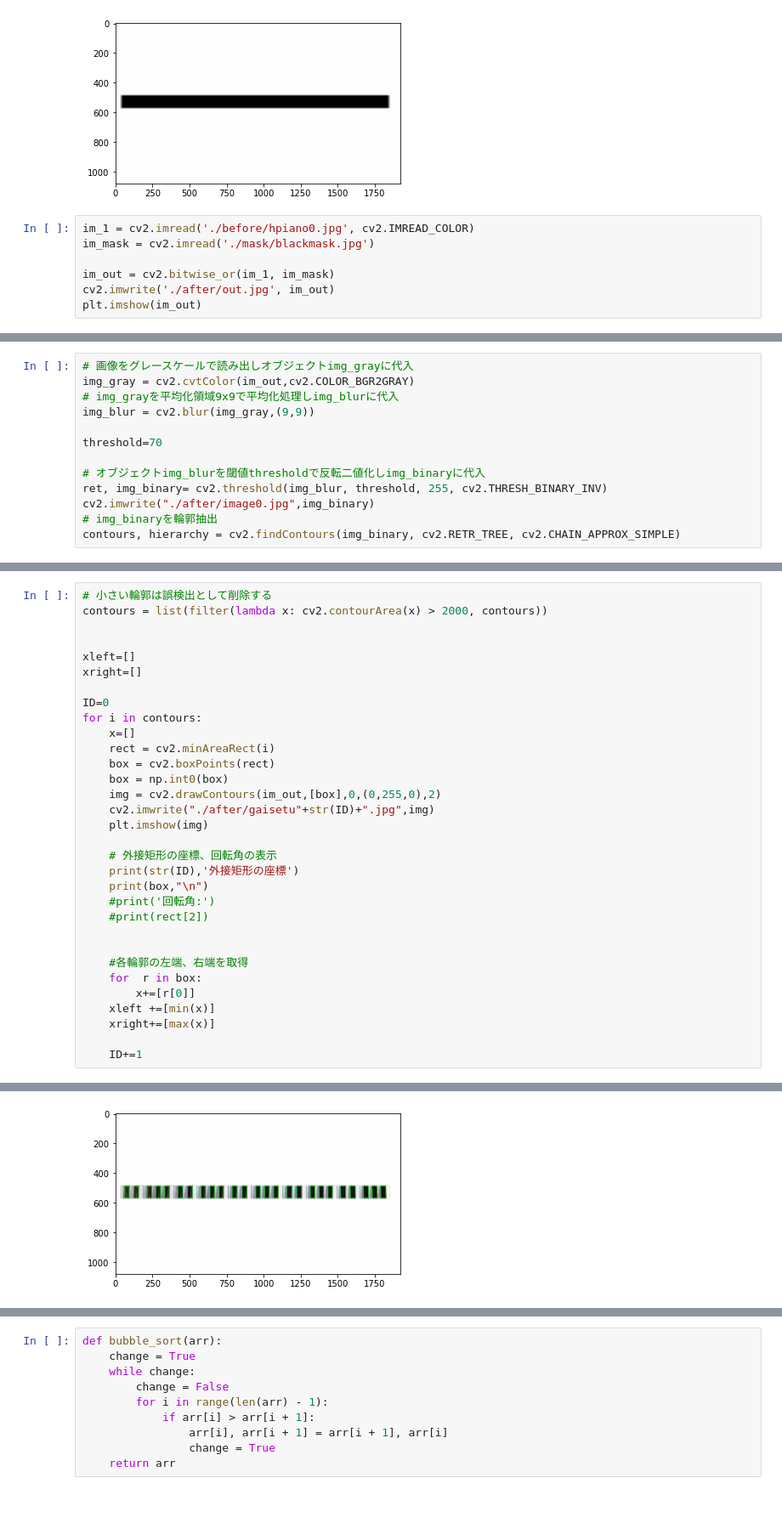
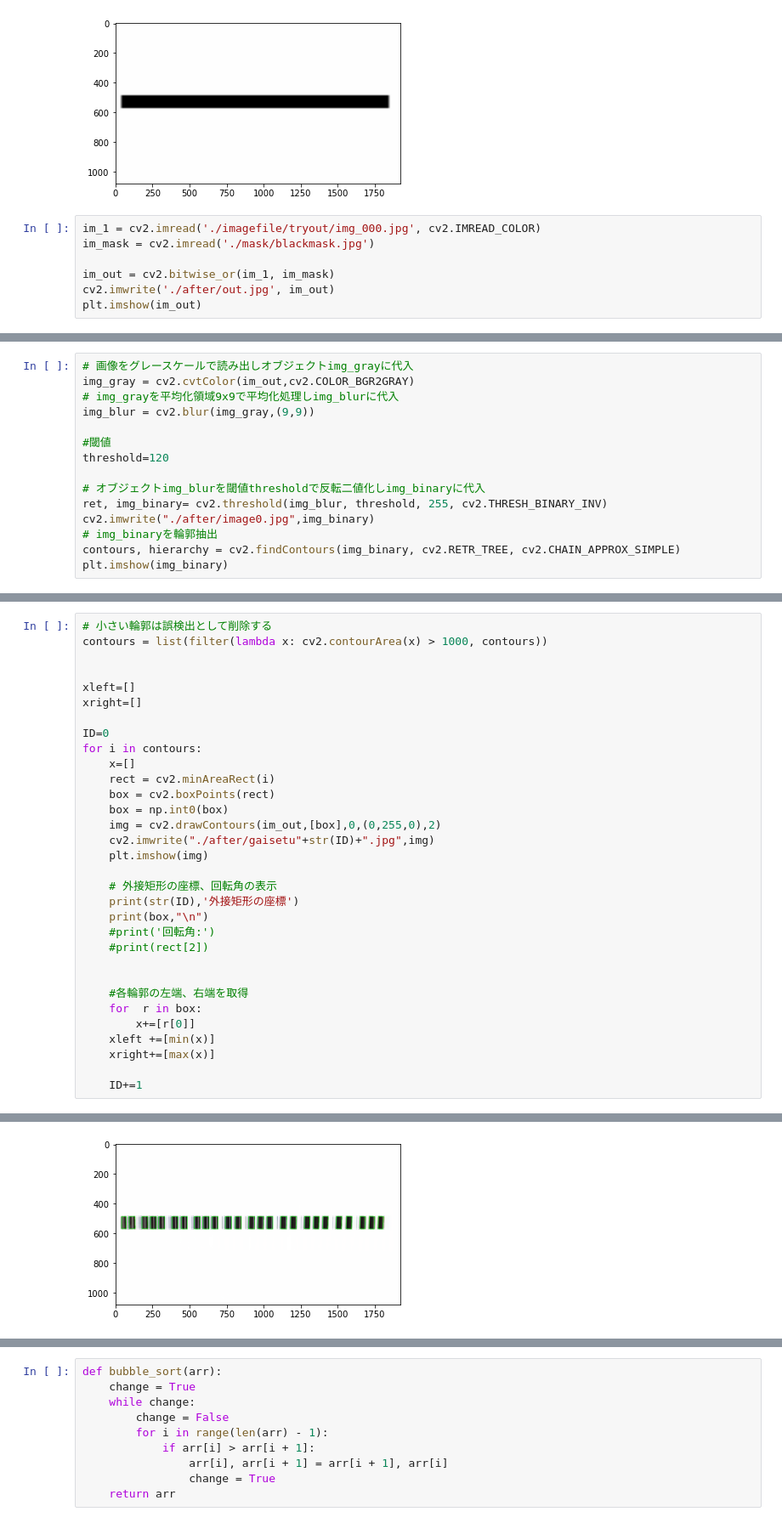
Before and after one commit to rasseimu/kakenkeyboard, a Jupyter notebook: keyboard/doremi_ok.ipynb, the cells around one changed output, grey strips where cells are left out. Shown at 85% size. Drawn from its saved outputs; the diff is of its cells as text.

```diff
--- a/keyboard/doremi_ok.ipynb
+++ b/keyboard/doremi_ok.ipynb
@@ -46,7 +47,7 @@ cv2.imwrite("./mask/blackmask.jpg",black)
 True
 [figure]
 # %%
-im_1 = cv2.imread('./before/hpiano0.jpg', cv2.IMREAD_COLOR)
+im_1 = cv2.imread('./imagefile/tryout/img_000.jpg', cv2.IMREAD_COLOR)
 im_mask = cv2.imread('./mask/blackmask.jpg')
 
 im_out = cv2.bitwise_or(im_1, im_mask)
@@ -61,10 +62,12 @@ img_gray = cv2.cvtColor(im_out,cv2.COLOR_BGR2GRAY)
 # img_grayを平均化領域9x9で平均化処理しimg_blurに代入
 img_blur = cv2.blur(img_gray,(9,9))
 
-threshold=70
+#閾値
+threshold=120
 
 # オブジェクトimg_blurを閾値thresholdで反転二値化しimg_binaryに代入
 ret, img_binary= cv2.threshold(img_blur, threshold, 255, cv2.THRESH_BINARY_INV)
 cv2.imwrite("./after/image0.jpg",img_binary)
 # img_binaryを輪郭抽出
 contours, hierarchy = cv2.findContours(img_binary, cv2.RETR_TREE, cv2.CHAIN_APPROX_SIMPLE)
+plt.imshow(img_binary)
@@ -71,6 +77,6 @@ contours, hierarchy = cv2.findContours(img_binary, cv2.RETR_TREE, cv2.CHAIN_APPR
 # %%
 # 小さい輪郭は誤検出として削除する
-contours = list(filter(lambda x: cv2.contourArea(x) > 2000, contours))
+contours = list(filter(lambda x: cv2.contourArea(x) > 1000, contours))
 
 
 xleft=[]
@@ -121,4 +127,4 @@ for i in contours:
-[figure, old version]
+[figure, new version]
 # %%
 print(xleft)
 # %% [output]
```
Also changed, not shown: parts of 26 cells of this notebook.
